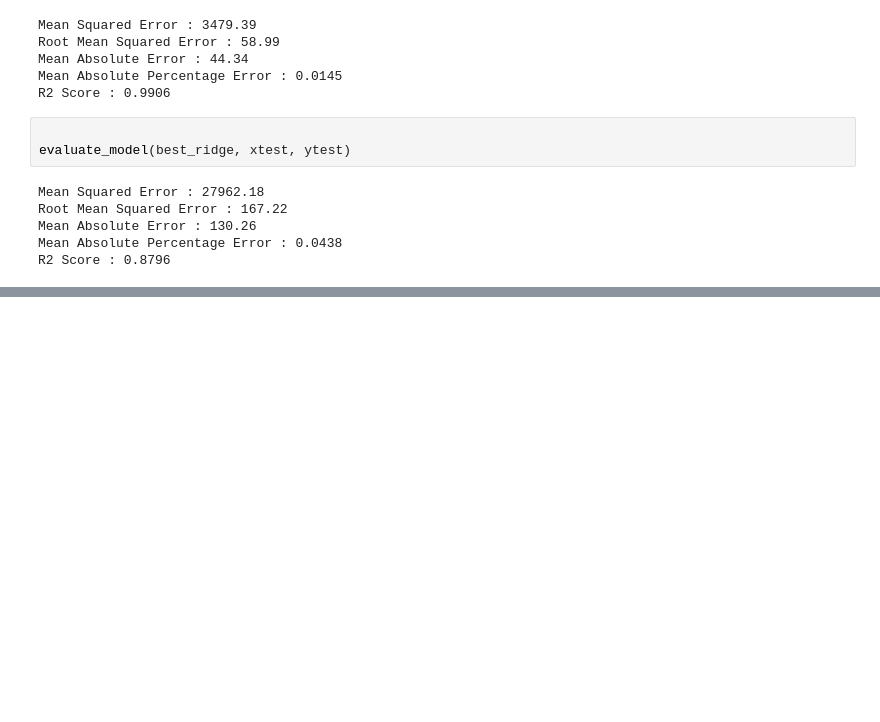
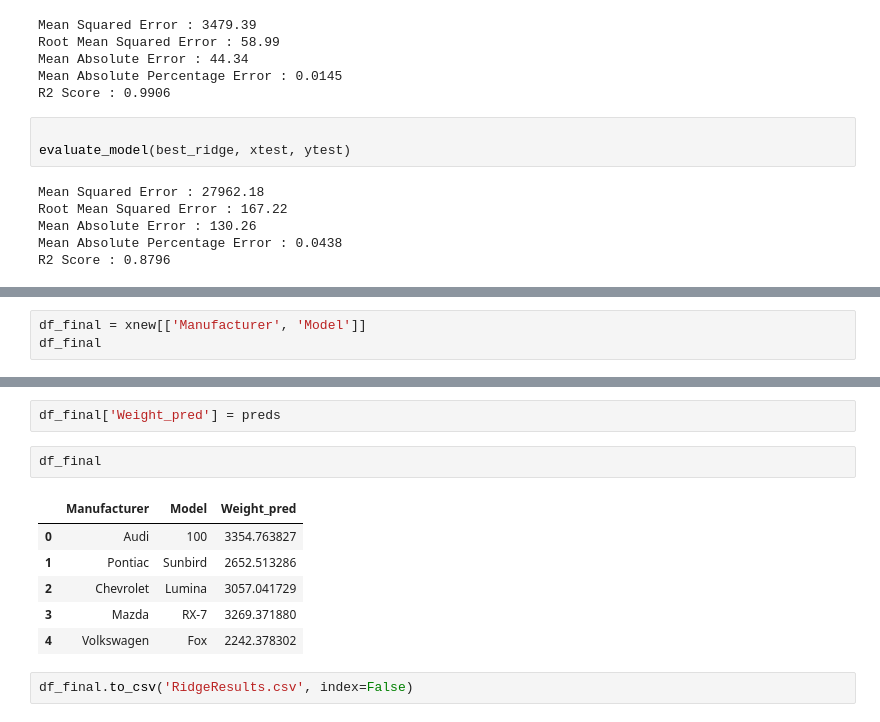
Before and after one commit to Gunlok28/Machine-Learning_Beginner-to-Pro, a Jupyter notebook: Regularization/Ridge_Lasso.ipynb, the cells around one changed output, grey strips where cells are left out. Cells and saved outputs as stored; diff of their text form; blank space fills up the shorter version.

```diff
--- a/Regularization/Ridge_Lasso.ipynb
+++ b/Regularization/Ridge_Lasso.ipynb
@@ -401,0 +555,3 @@ R2 Score : 0.8796
+# %%
+df_final = xnew[['Manufacturer', 'Model']]
+df_final
@@ -401,0 +565,13 @@ R2 Score : 0.8796
+# %%
+df_final['Weight_pred'] = preds
+# %%
+df_final
+# %% [output]
+|  | Manufacturer | Model | Weight_pred |
+| 0 | Audi | 100 | 3354.763827 |
+| 1 | Pontiac | Sunbird | 2652.513286 |
+| 2 | Chevrolet | Lumina | 3057.041729 |
+| 3 | Mazda | RX-7 | 3269.371880 |
+| 4 | Volkswagen | Fox | 2242.378302 |
+# %%
+df_final.to_csv('RidgeResults.csv', index=False)
```
Also changed, not shown: parts of 21 cells of this notebook, 1 other file.
